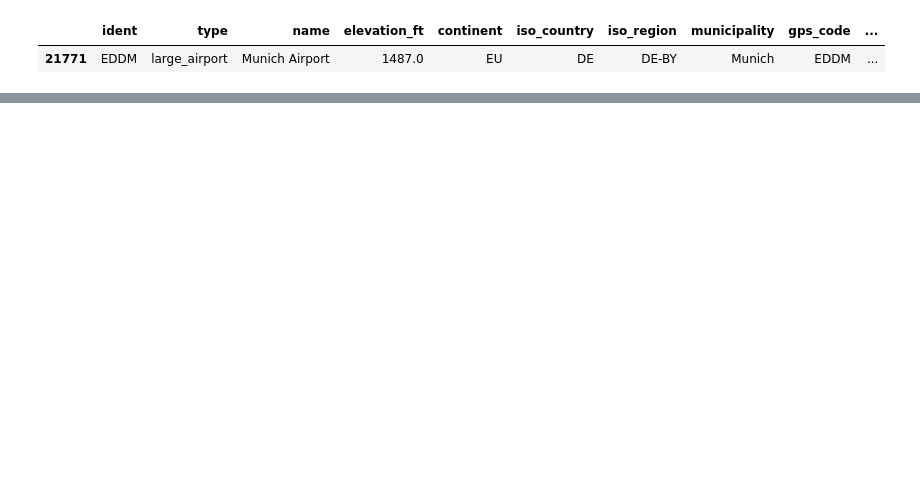
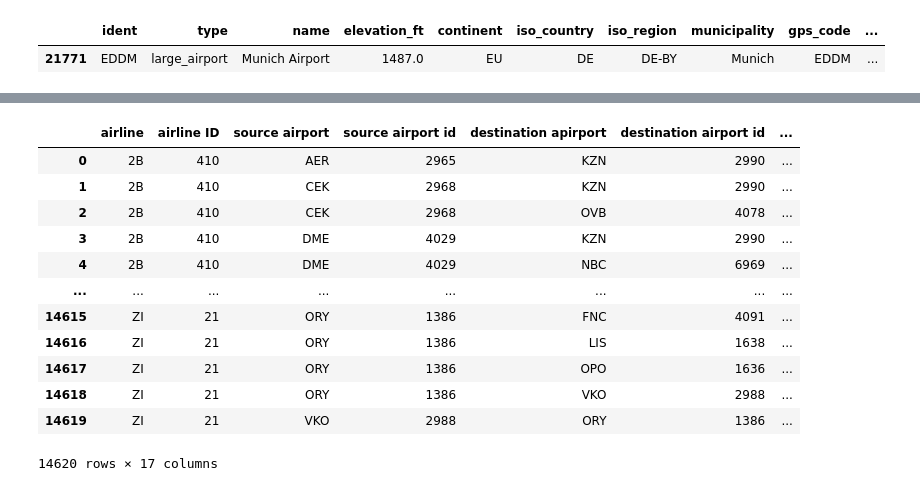
Before and after one commit to PrayanSen/potatoes_patatas, a Jupyter notebook: preprocessing/airport_codes.ipynb, the cells around one changed output, grey strips where cells are left out. Cells and saved outputs as stored; diff of their text form; code cells hidden in the pictures; blank space fills up the shorter version.

```diff
--- a/preprocessing/airport_codes.ipynb
+++ b/preprocessing/airport_codes.ipynb
@@ -55,4 +77,5 @@ df[df.iata_code=='MUC']
 |  | ident | type | name | elevation_ft | continent | iso_country | iso_region | municipality | gps_code | ... |
 | 21771 | EDDM | large_airport | Munich Airport | 1487.0 | EU | DE | DE-BY | Munich | EDDM | ... |
 # %%
-df[df['continent'] == 'EU'][['iata_code', 'name']]
+eu_df = df[df['continent'] == 'EU'][['iata_code', 'name',"coordinates"]]
+eu_df.reset_index(inplace=True)
@@ -72,0 +133,16 @@ df[df['continent'] == 'EU'][['iata_code', 'name']]
+# %%
+eu_routes
+# %% [output]
+|  | airline | airline ID | source airport | source airport id | destination apirport | destination airport id | ... |
+| 0 | 2B | 410 | AER | 2965 | KZN | 2990 | ... |
+| 1 | 2B | 410 | CEK | 2968 | KZN | 2990 | ... |
+| 2 | 2B | 410 | CEK | 2968 | OVB | 4078 | ... |
+| 3 | 2B | 410 | DME | 4029 | KZN | 2990 | ... |
+| 4 | 2B | 410 | DME | 4029 | NBC | 6969 | ... |
+| ... | ... | ... | ... | ... | ... | ... | ... |
+| 14615 | ZI | 21 | ORY | 1386 | FNC | 4091 | ... |
+| 14616 | ZI | 21 | ORY | 1386 | LIS | 1638 | ... |
+| 14617 | ZI | 21 | ORY | 1386 | OPO | 1636 | ... |
+| 14618 | ZI | 21 | ORY | 1386 | VKO | 2988 | ... |
+| 14619 | ZI | 21 | VKO | 2988 | ORY | 1386 | ... |
+14620 rows × 17 columns
```
Also changed, not shown: parts of 16 cells of this notebook.
